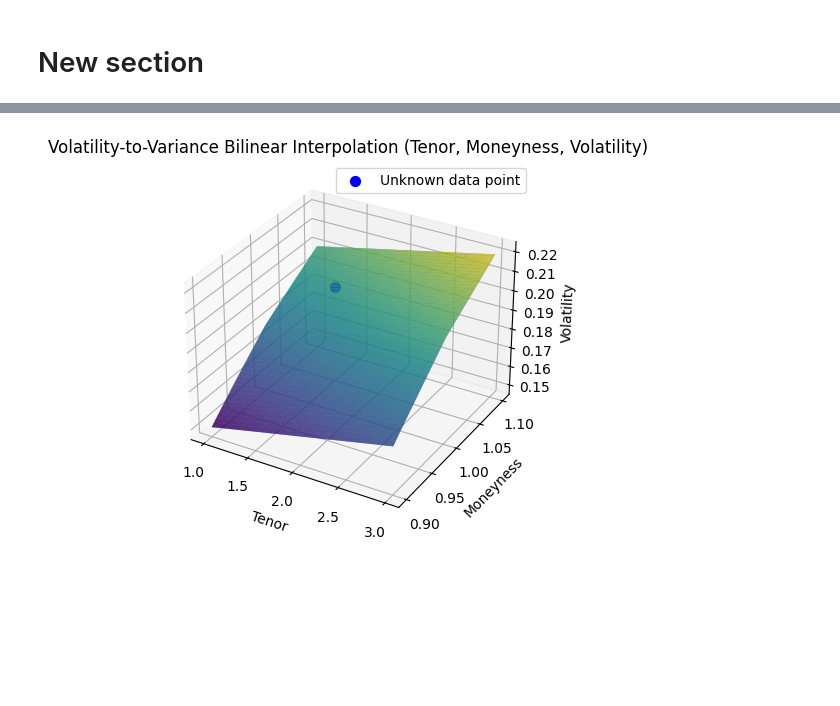
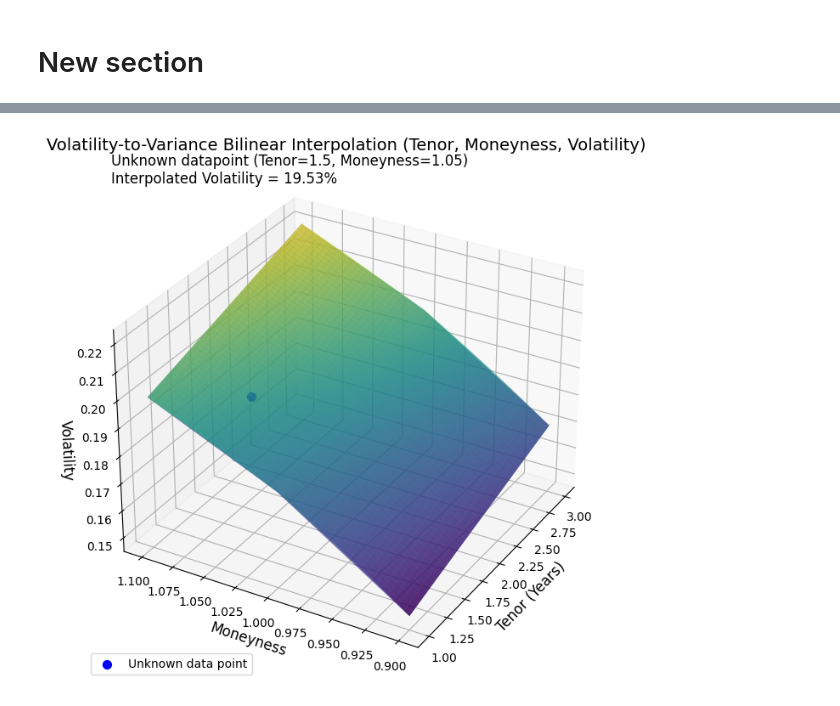
Before and after one commit to BaijuThomasAV/Sandbox, a Jupyter notebook: MR_Solution_sanbox.ipynb, the cells around one changed output, grey strips where cells are left out. Saved outputs shown, nothing was run; the diff lists cells and outputs as text; code cells hidden in the pictures; blank space fills up the shorter version.

```diff
--- a/MR_Solution_sanbox.ipynb
+++ b/MR_Solution_sanbox.ipynb
@@ -169,15 +269,13 @@ plt.show()
 # %%
-## VolToVarianceBilinearInterpolatorFactory: Volatility-to-Variance transformation and bilinear interpolation (3D)
-
 import numpy as np
 import matplotlib.pyplot as plt
 from scipy.interpolate import RegularGridInterpolator
 from mpl_toolkits.mplot3d import Axes3D
 
 # Known volatility data
-tenors = np.array([1, 2, 3])  # Tenors (replacing maturities)
-moneyness = np.array([0.9, 1.0, 1.1])
-volatility_surface = np.array([[0.15, 0.18, 0.20], [0.16, 0.19, 0.21], [0.17, 0.20, 0.22]])
+tenors = np.array([1, 2, 3])  # Tenors
+moneyness = np.array([0.9, 1.0, 1.1])  # Moneyness
+volatility_surface = np.array([[0.15, 0.18, 0.20], [0.16, 0.19, 0.21], [0.17, 0.20, 0.22]])  # Volatility data
 
 # Convert to variance (Volatility^2)
 variance_surface = volatility_surface ** 2
@@ -187,42 +285,49 @@ variance_interpolator = RegularGridInterpolator((tenors, moneyness), variance_su
 
 # Interpolation at unknown point
 unknown_point = [1.5, 1.05]  # Tenor = 1.5 years, Moneyness = 1.05
 interpolated_variance = variance_interpolator(unknown_point)
 
 # Convert back to volatility
-interpolated_volatility = np.sqrt(interpolated_variance)
+interpolated_volatility = np.sqrt(interpolated_variance).item()  # Convert to scalar
 
 # Prepare grid for plotting
 tenor_grid, moneyness_grid = np.meshgrid(tenors, moneyness, indexing='ij')
 volatility_grid = np.sqrt(variance_surface)
 
 # Create a finer grid for interpolation
 tenor_fine, moneyness_fine = np.meshgrid(np.linspace(1, 3, 100), np.linspace(0.9, 1.1, 100), indexing='ij')
 variance_fine = variance_interpolator((tenor_fine, moneyness_fine))
 volatility_fine = np.sqrt(variance_fine)
 
-# Plotting the surface in 3D
-fig = plt.figure()
+# Increase the size of the figure
+fig = plt.figure(figsize=(10, 8))
 ax = fig.add_subplot(111, projection='3d')
 
-# Plot the original volatility surface
+# Plot the original volatility surface (with tenor on x-axis and moneyness on y-axis)
 ax.plot_surface(tenor_grid, moneyness_grid, volatility_grid, color='b', alpha=0.5, rstride=1, cstride=1)
 
 # Plot interpolated surface
 ax.plot_surface(tenor_fine, moneyness_fine, volatility_fine, cmap='viridis', alpha=0.7)
 
 # Plot the unknown point in blue
 unknown_plot = ax.scatter(unknown_point[0], unknown_point[1], interpolated_volatility, color='blue', s=50, label='Unknown data point')
 
-# Labels
-ax.set_xlabel('Tenor')
-ax.set_ylabel('Moneyness')
-ax.set_zlabel('Volatility')
-ax.set_title('Volatility-to-Variance Bilinear Interpolation (Tenor, Moneyness, Volatility)')
+# Labels with increased font size
+ax.set_xlabel('Tenor (Years)', fontsize=12)  # Swap labels
+ax.set_ylabel('Moneyness', fontsize=12)  # Swap labels
+ax.set_zlabel('Volatility', fontsize=12)
+ax.set_title('Volatility-to-Variance Bilinear Interpolation (Tenor, Moneyness, Volatility)', fontsize=14)
 
-# Legend only for the unknown point
-ax.legend([unknown_plot], ['Unknown data point'])
+# Add annotation for the unknown point and interpolated value
+annotation_text = f"Unknown datapoint (Tenor=1.5, Moneyness=1.05)\nInterpolated Volatility = {interpolated_volatility:.2%}"
+ax.text2D(0.05, 0.95, annotation_text, transform=ax.transAxes, color='black', fontsize=12)
+
+# Adjust the view angle for better visibility
+ax.view_init(elev=30, azim=210)
+
+# Position the legend at the lower left to avoid overlap
+ax.legend([unknown_plot], ['Unknown data point'], loc='lower left', fontsize=10)
 
 plt.show()
 # %% [output]
-[figure, old version]
+[figure, new version]
```
Also changed, not shown: parts of 14 cells of this notebook.
